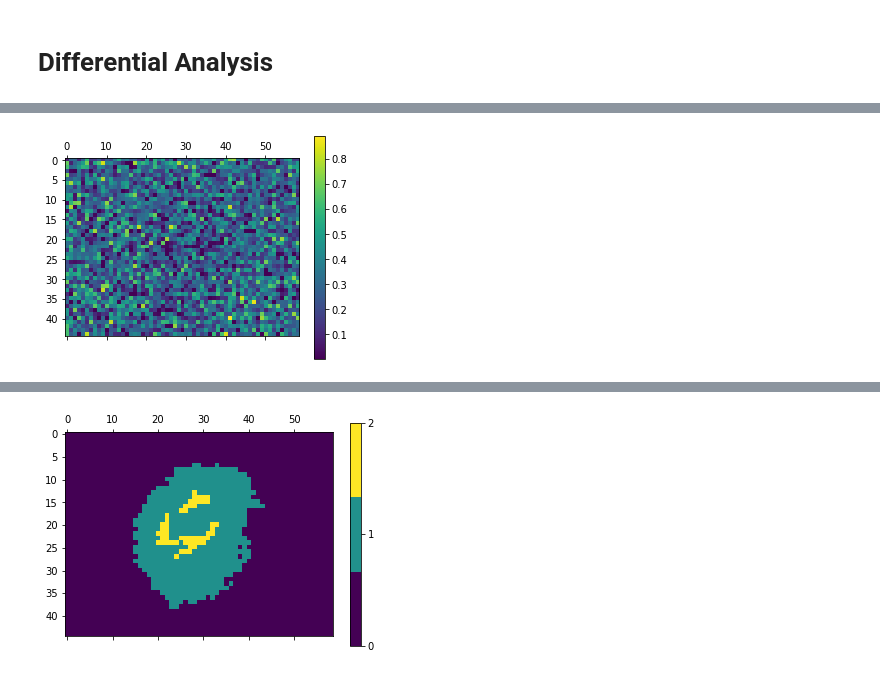
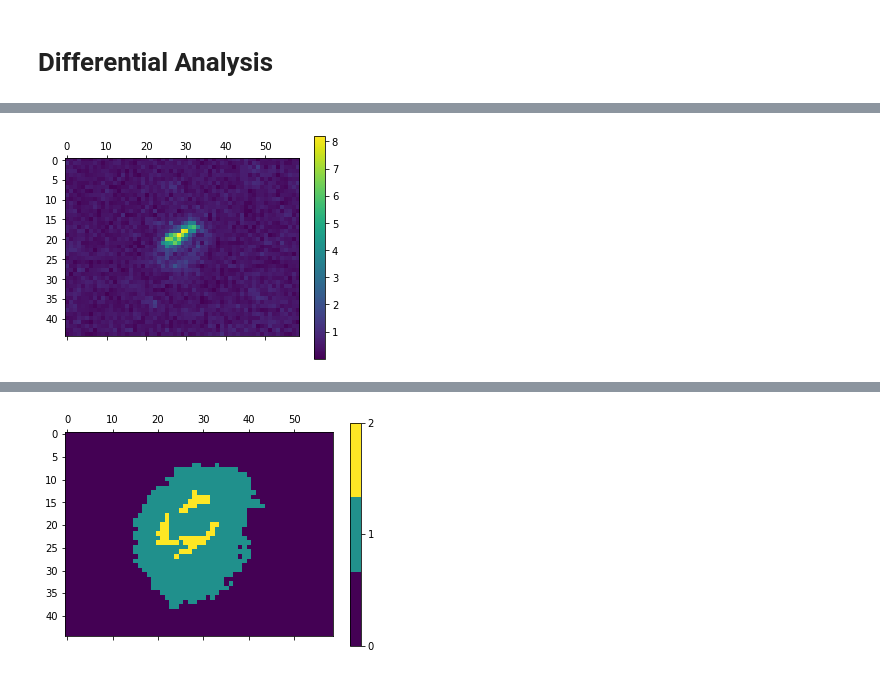
Before and after one commit to mjoppich/pIMZ, a Jupyter notebook: examples/IMZMLprocess.ipynb, the cells around one changed output, grey strips where cells are left out. Drawn from its saved outputs; the diff is of its cells as text; code cells hidden in the pictures.

```diff
--- a/examples/IMZMLprocess.ipynb
+++ b/examples/IMZMLprocess.ipynb
@@ -266,5 +266,5 @@ I0702 21:36:08.732566 139755279877952 segment.py:1035] Processing clusterLabel 1
 # %% [markdown]
 # Differential Analysis
 # %%
-spec.mass_heatmap(12504, min_cut_off=0.0025)
+spec.mass_heatmap(14954, min_cut_off=0.0025)
 # %% [output]
@@ -273,2 +271,2 @@ I0702 22:48:57.799855 139755279877952 segment.py:464] Processing Mass 12504 with
-[figure, old version]
+[figure, new version]
 # %%
```
Also changed, not shown: parts of 24 cells of this notebook, 1 other file.
